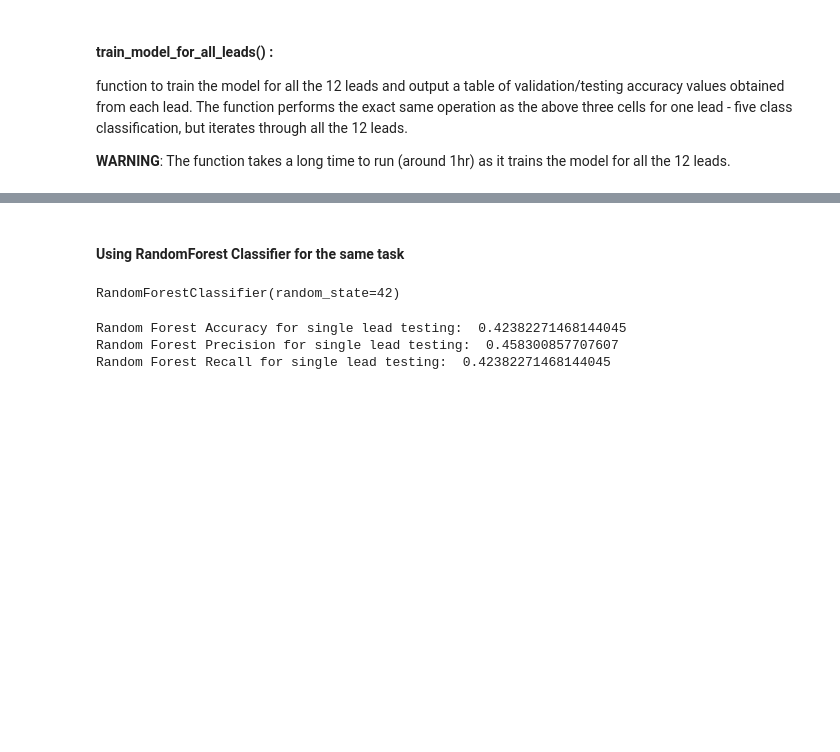
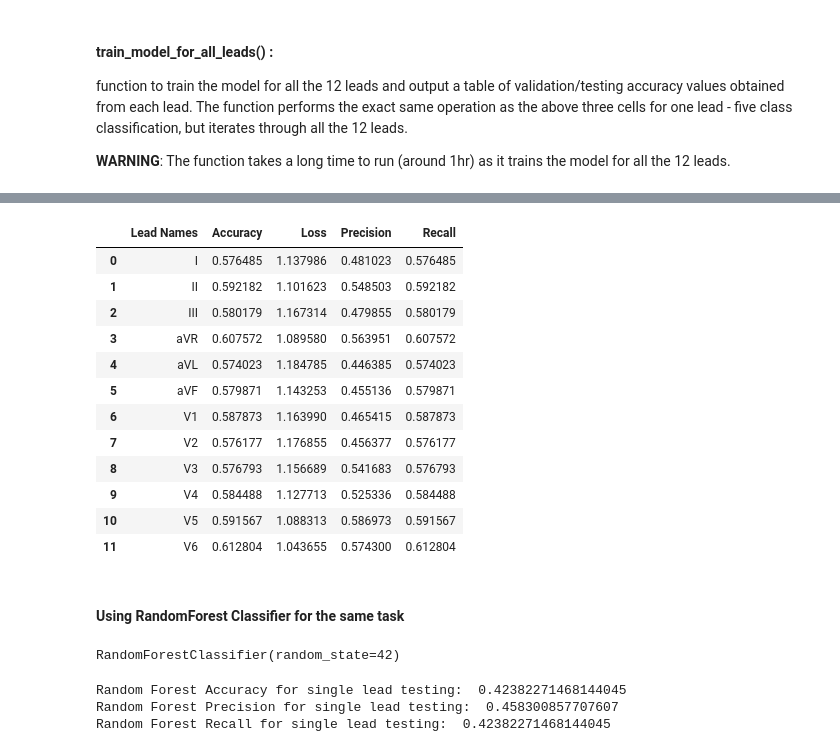
Before and after one commit to sourav-behera/cvProject, a Jupyter notebook: detection3.ipynb, the cells around one changed output, grey strips where cells are left out. Saved outputs shown, nothing was run; the diff lists cells and outputs as text; code cells hidden in the pictures; blank space fills up the shorter version.

Commit message:
computed precision, recall for individual leads

```diff
--- a/detection3.ipynb
+++ b/detection3.ipynb
@@ -373,7 +373,7 @@ def build_model_cnn_multiclass(input_shape):
     model.add(Dropout(0.5))
     model.add(Dense(5, activation='softmax'))
 
-    model.compile(loss='categorical_crossentropy', optimizer=Adam(learning_rate=0.00001), metrics=['accuracy'])
+    model.compile(loss='categorical_crossentropy', optimizer=Adam(learning_rate=0.00001), metrics=['accuracy', 'precision', 'recall'])
 
     return model;
 # %% [markdown]
@@ -448,0 +448,15 @@ loss, accuracy = model_cnn_single_lead.evaluate(x_test_single_lead, y_test_multi
+# %%
+# loss, accuracy = model_cnn_single_lead.evaluate(x_test_single_lead, y_test_multiclass)
+
+# get the accuracy, precision and recall of the model
+y_pred = model_cnn_single_lead.predict(x_test_single_lead)
+y_pred = np.argmax(y_pred, axis=1)
+y_true = np.argmax(y_test_multiclass, axis=1)
+
+accuracy = accuracy_score(y_true, y_pred)
+precision = precision_score(y_true, y_pred, average='weighted')
+recall = recall_score(y_true, y_pred, average='weighted')
+
+print(f'Accuracy: {accuracy}')
+print(f'Precision: {precision}')
+print(f'Recall: {recall}')
@@ -456,6 +475,8 @@ function to train the model for all the 12 leads and output a table of validatio
 def train_model_for_all_leads(x_train, y_train, x_valid, y_valid, x_test, y_test):
     loss_list = []
     accuracy_list = []
+    precision_list = []
+    recall_list = []
     for i in range(x_train.shape[1]):
         x_train_single_lead = x_train[:, i, :]
         x_train_single_lead = x_train_single_lead.reshape(x_train_single_lead.shape[0], x_train_single_lead.shape[1], 1)
@@ -464,9 +485,19 @@ def train_model_for_all_leads(x_train, y_train, x_valid, y_valid, x_test, y_test
         x_test_single_lead = x_test[:, i, :]
         x_test_single_lead = x_test_single_lead.reshape(x_test_single_lead.shape[0], x_test_single_lead.shape[1], 1)
 
-        model_cnn_single_lead = build_cnn_model((x_train_single_lead.shape[1], x_train_single_lead.shape[2]))
+        model_cnn_single_lead = build_model_cnn_multiclass((x_train_single_lead.shape[1], x_train_single_lead.shape[2]))
         model_cnn_single_lead.fit(x_train_single_lead, y_train, validation_data=(x_valid_single_lead, y_valid), epochs=20, batch_size=32, callbacks=[EarlyStopping(patience=5)])
-        loss, accuracy = model_cnn_single_lead.evaluate(x_test_single_lead, y_test)
-        loss_list.append(loss)
+        y_pred = model_cnn_single_lead.predict(x_test_single_lead)
+        y_pred = np.argmax(y_pred, axis=1)
+        y_true = np.argmax(y_test, axis=1)
+
+        accuracy = accuracy_score(y_true, y_pred)
+        precision = precision_score(y_true, y_pred, average='weighted')
+        recall = recall_score(y_true, y_pred, average='weighted')
+
+        results = model_cnn_single_lead.evaluate(x_test_single_lead, y_test)
+        loss_list.append(results[0])
         accuracy_list.append(accuracy)
-    return loss_list, accuracy_list
+        precision_list.append(precision)
+        recall_list.append(recall)
+    return loss_list, accuracy_list, precision_list, recall_list
@@ -474,0 +504,2 @@ loss_list, accuracy_list = train_model_for_all_leads(x_train, y_train, x_valid,
+# %%
+loss_list, accuracy_list, precision_list, recall_list = train_model_for_all_leads(x_train_multiclass, y_train_multiclass, x_valid_multiclass, y_valid_multiclass, x_test_multiclass, y_test_multiclass)
@@ -475,8 +616,22 @@ loss_list, accuracy_list = train_model_for_all_leads(x_train, y_train, x_valid,
 # %%
 # crate a dataframe of the accuracy list for all the lists and display i
 # create a dataframe of the accuracy list for all the leads and display it
-accuracy_df = pd.DataFrame({'Lead Names': LEAD_NAMES, 'Accuracy': accuracy_list})
-accuracy_df
+result_df = pd.DataFrame({'Lead Names': LEAD_NAMES, 'Accuracy': accuracy_list, 'Loss': loss_list, 'Precision': precision_list, 'Recall': recall_list})
+result_df
+# %% [output]
+|  | Lead Names | Accuracy | Loss | Precision | Recall |
+| 0 | I | 0.576485 | 1.137986 | 0.481023 | 0.576485 |
+| 1 | II | 0.592182 | 1.101623 | 0.548503 | 0.592182 |
+| 2 | III | 0.580179 | 1.167314 | 0.479855 | 0.580179 |
+| 3 | aVR | 0.607572 | 1.089580 | 0.563951 | 0.607572 |
+| 4 | aVL | 0.574023 | 1.184785 | 0.446385 | 0.574023 |
+| 5 | aVF | 0.579871 | 1.143253 | 0.455136 | 0.579871 |
+| 6 | V1 | 0.587873 | 1.163990 | 0.465415 | 0.587873 |
+| 7 | V2 | 0.576177 | 1.176855 | 0.456377 | 0.576177 |
+| 8 | V3 | 0.576793 | 1.156689 | 0.541683 | 0.576793 |
+| 9 | V4 | 0.584488 | 1.127713 | 0.525336 | 0.584488 |
+| 10 | V5 | 0.591567 | 1.088313 | 0.586973 | 0.591567 |
+| 11 | V6 | 0.612804 | 1.043655 | 0.574300 | 0.612804 |
 # %% [markdown]
 #### Using RandomForest Classifier for the same task
 # %%
```
Also changed, not shown: parts of 8 cells of this notebook.
